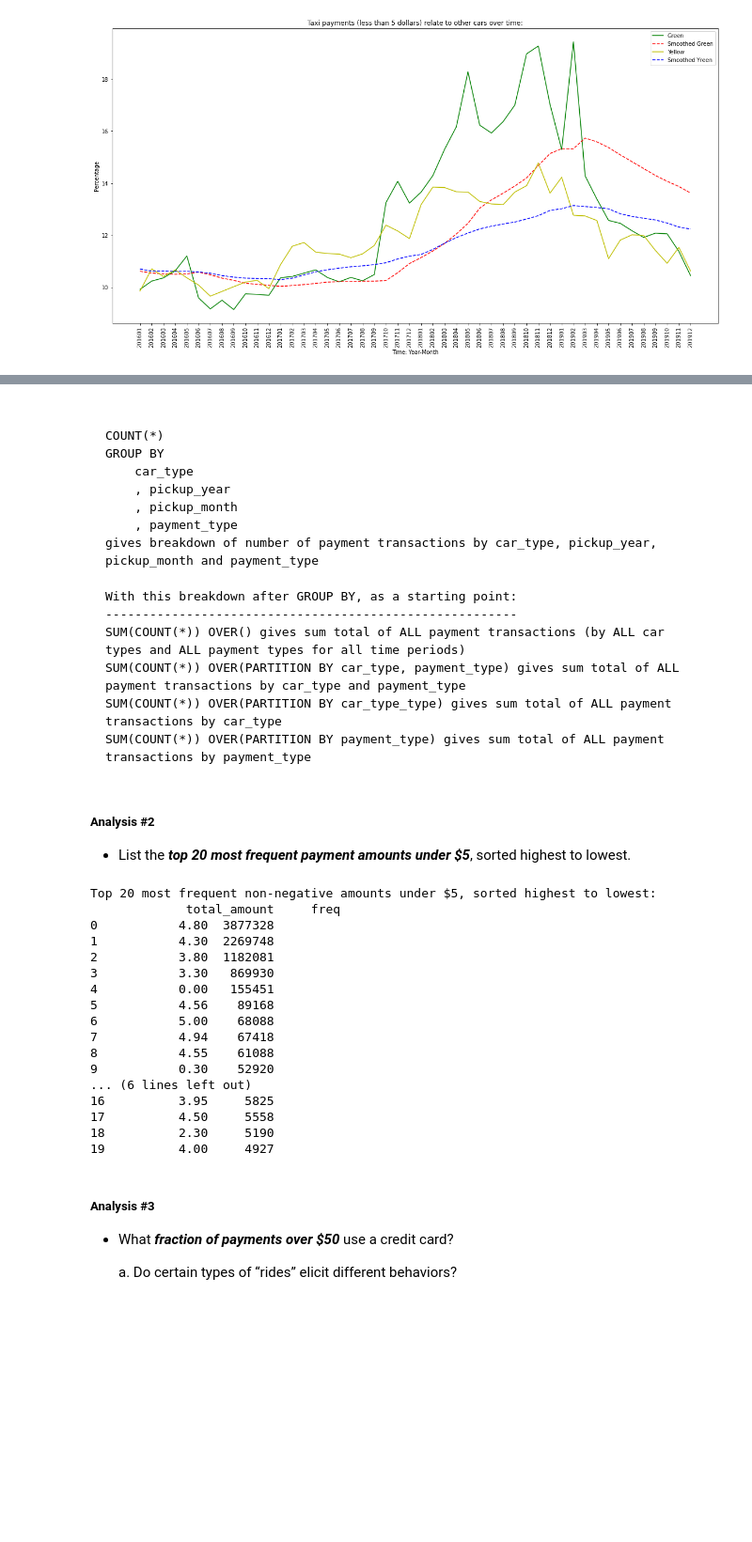
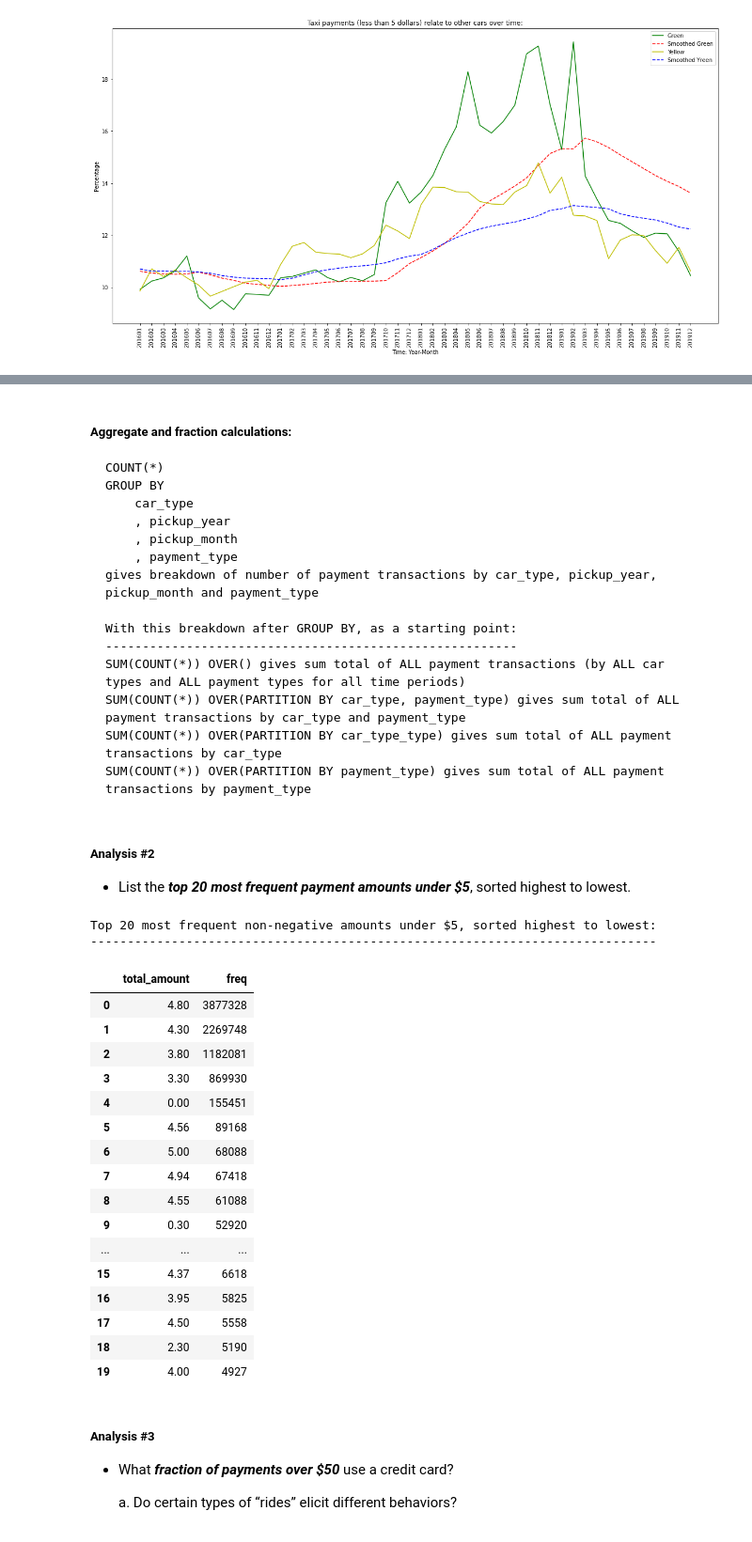
Before and after one commit to elkayvee/nyc-tlc, a Jupyter notebook: nyc-tlcAnalysis.ipynb, the cells around one changed output, grey strips where cells are left out. Shown at 94% size. Drawn from its saved outputs; the diff is of its cells as text; code cells hidden in the pictures; blank space fills up the shorter version.

```diff
--- a/nyc-tlcAnalysis.ipynb
+++ b/nyc-tlcAnalysis.ipynb
@@ -217,7 +216,7 @@ plt.show()
 # %% [markdown]
 ![](Analysis1.png)
 # %% [markdown]
-#####
+#####  Aggregate and fraction calculations:
     COUNT(*)
     GROUP BY
         car_type
@@ -238,42 +237,43 @@ plt.show()
 - List the ***top 20 most frequent payment amounts under $5***, sorted highest to lowest.
 # %%
 # List the top 20 most frequent payment amounts under $5, sorted highest to lowest.
-
-start = time.time()
 
 query_top_20 = """
     SELECT
         total_amount
         , COUNT(total_amount) AS freq
     FROM nyc_data
     WHERE
         total_amount BETWEEN 0 AND 5.0
     GROUP BY
         total_amount
     ORDER BY freq DESC LIMIT 20;"""
 
 df_top_20 = pd.read_sql(query_top_20, nyc_db)
 
 print("Top 20 most frequent non-negative amounts under $5, sorted highest to lowest:")
-print("\t", df_top_20)
+print("-----------------------------------------------------------------------------")
+df_top_20
 # %% [output]
 Top 20 most frequent non-negative amounts under $5, sorted highest to lowest:
-             total_amount     freq
-0           4.80  3877328
-1           4.30  2269748
-2           3.80  1182081
-3           3.30   869930
-4           0.00   155451
-5           4.56    89168
-6           5.00    68088
-7           4.94    67418
-8           4.55    61088
-9           0.30    52920
-... (6 lines left out)
-16          3.95     5825
-17          4.50     5558
-18          2.30     5190
-19          4.00     4927
+-----------------------------------------------------------------------------
+|  | total_amount | freq |
+| 0 | 4.80 | 3877328 |
+| 1 | 4.30 | 2269748 |
+| 2 | 3.80 | 1182081 |
+| 3 | 3.30 | 869930 |
+| 4 | 0.00 | 155451 |
+| 5 | 4.56 | 89168 |
+| 6 | 5.00 | 68088 |
+| 7 | 4.94 | 67418 |
+| 8 | 4.55 | 61088 |
+| 9 | 0.30 | 52920 |
+| ... | ... | ... |
+| 15 | 4.37 | 6618 |
+| 16 | 3.95 | 5825 |
+| 17 | 4.50 | 5558 |
+| 18 | 2.30 | 5190 |
+| 19 | 4.00 | 4927 |
 # %% [markdown]
 ##### Analysis #3
 
```
Also changed, not shown: parts of 36 cells of this notebook, 1 other file.
